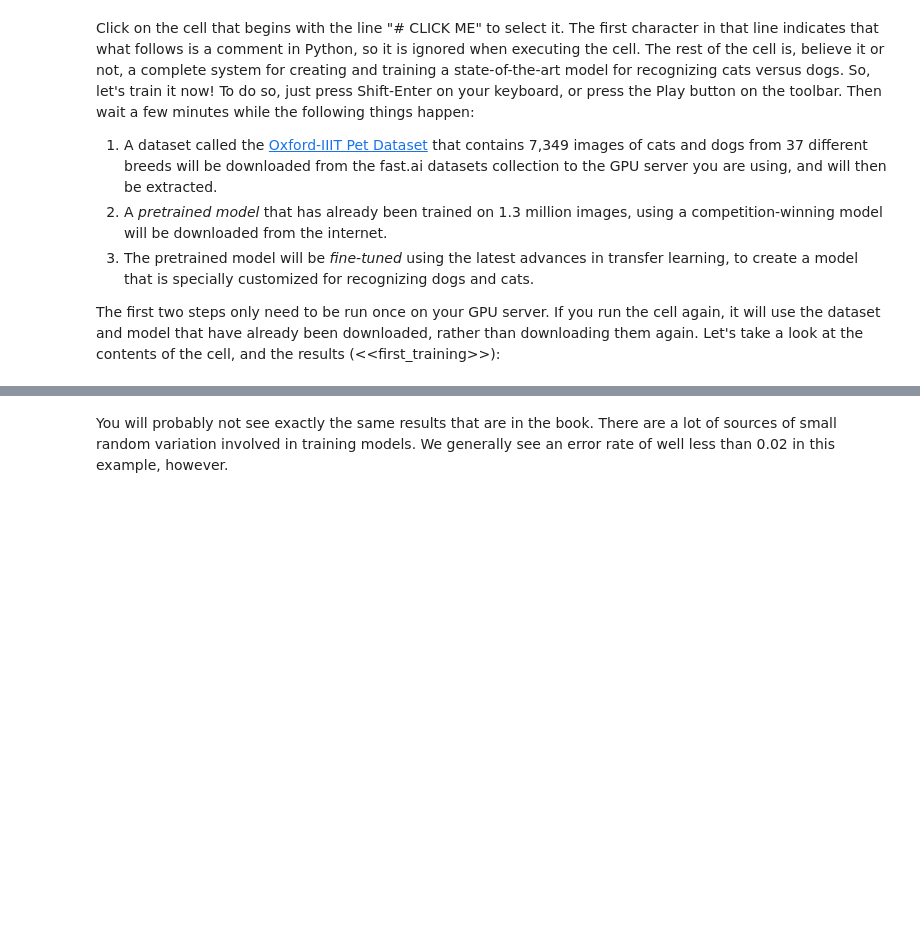
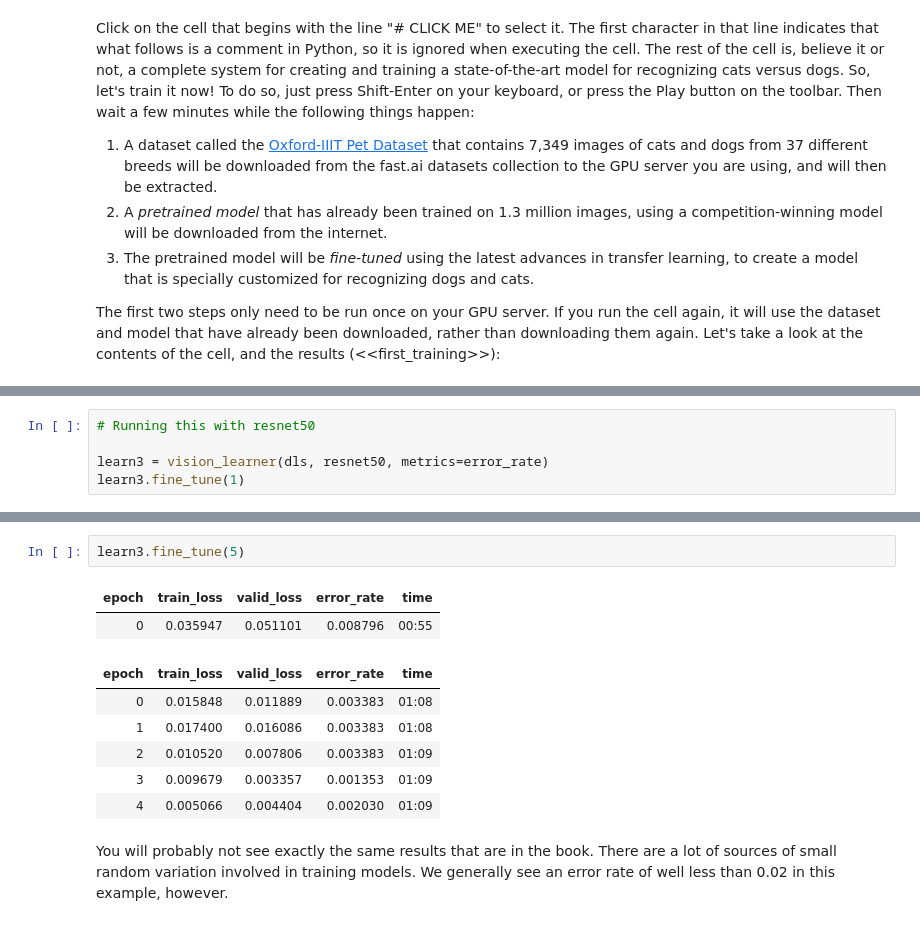
Before and after one commit to beginnerbunny/fastbook, a Jupyter notebook: 01_intro.ipynb, the cells around one changed output, grey strips where cells are left out. Drawn from its saved outputs; the diff is of its cells as text; blank space fills up the shorter version.

```diff
--- a/01_intro.ipynb
+++ b/01_intro.ipynb
@@ -258,0 +293,5 @@ learn.fine_tune(5)
+# %%
+# Running this with resnet50
+
+learn3 = vision_learner(dls, resnet50, metrics=error_rate)
+learn3.fine_tune(1)
@@ -259,3 +304,14 @@ learn.fine_tune(5)
+# %%
+learn3.fine_tune(5)
+# %% [output]
+| epoch | train_loss | valid_loss | error_rate | time |
+| 0 | 0.035947 | 0.051101 | 0.008796 | 00:55 |
+| epoch | train_loss | valid_loss | error_rate | time |
+| 0 | 0.015848 | 0.011889 | 0.003383 | 01:08 |
+| 1 | 0.017400 | 0.016086 | 0.003383 | 01:08 |
+| 2 | 0.010520 | 0.007806 | 0.003383 | 01:09 |
+| 3 | 0.009679 | 0.003357 | 0.001353 | 01:09 |
+| 4 | 0.005066 | 0.004404 | 0.002030 | 01:09 |
 # %% [markdown]
 You will probably not see exactly the same results that are in the book. There are a lot of sources of small random variation involved in training models. We generally see an error rate of well less than 0.02 in this example, however.
 # %% [markdown]
```
Also changed, not shown: parts of 8 cells of this notebook.
